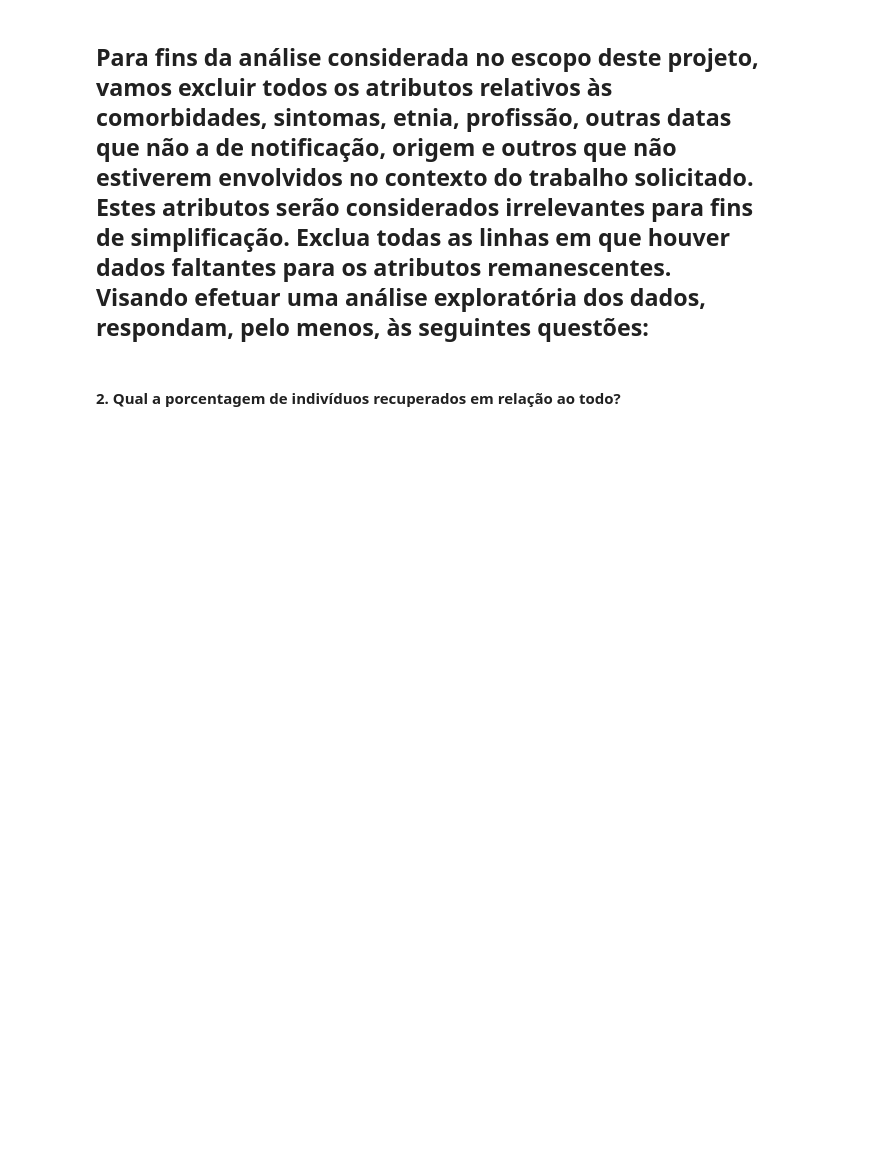
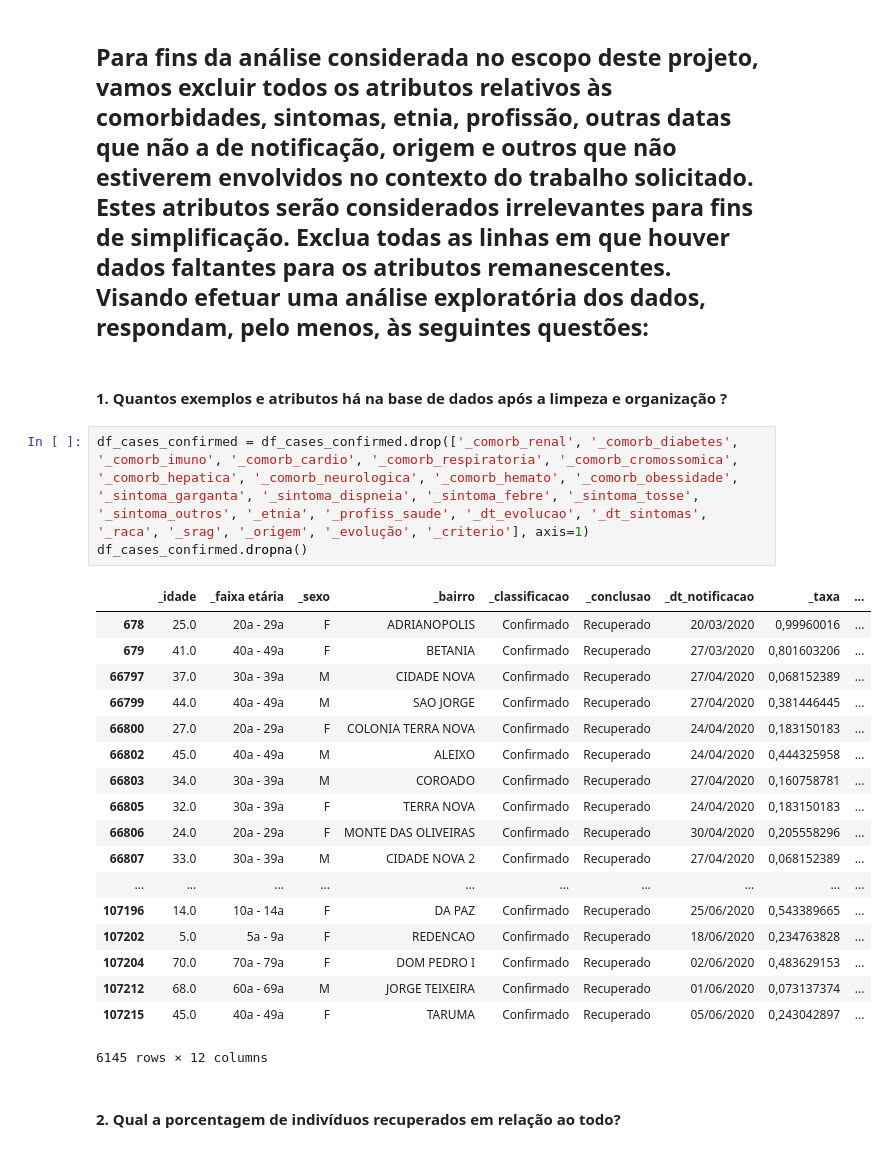
Before and after one commit to erikatilio/RNA-PP1, a Jupyter notebook: Visão Geral dos Casos Confirmados.ipynb, the cells around one changed output. Saved outputs shown, nothing was run; the diff lists cells and outputs as text; blank space fills up the shorter version.

```diff
--- a/Visão Geral dos Casos Confirmados.ipynb
+++ b/Visão Geral dos Casos Confirmados.ipynb
@@ -52,6 +52,30 @@ print("O registro mais antigo eh de '{}' e o mais recente de '{}'.".format(array
 O registro mais antigo eh de '01/04/2020' e o mais recente de '31/07/2020'.
 # %% [markdown]
 ## Para fins da análise considerada no escopo deste projeto, vamos excluir todos os atributos relativos às comorbidades, sintomas, etnia, profissão, outras datas que não a de notificação, origem e outros que não estiverem envolvidos no contexto do trabalho solicitado. Estes atributos serão considerados irrelevantes para fins de simplificação. Exclua todas as linhas em que houver dados faltantes para os atributos remanescentes. Visando efetuar uma análise exploratória dos dados, respondam, pelo menos, às seguintes questões:
+# %% [markdown]
+#### 1. Quantos exemplos e atributos há na base de dados após a  limpeza e organização ?
+# %%
+df_cases_confirmed = df_cases_confirmed.drop(['_comorb_renal', '_comorb_diabetes', '_comorb_imuno', '_comorb_cardio', '_comorb_respiratoria', '_comorb_cromossomica', '_comorb_hepatica', '_comorb_neurologica', '_comorb_hemato', '_comorb_obessidade', '_sintoma_garganta', '_sintoma_dispneia', '_sintoma_febre', '_sintoma_tosse', '_sintoma_outros', '_etnia', '_profiss_saude', '_dt_evolucao', '_dt_sintomas', '_raca', '_srag', '_origem', '_evolução', '_criterio'], axis=1)
+df_cases_confirmed.dropna()
+# %% [output]
+|  | _idade | _faixa etária | _sexo | _bairro | _classificacao | _conclusao | _dt_notificacao | _taxa | ... |
+| 678 | 25.0 | 20a - 29a | F | ADRIANOPOLIS | Confirmado | Recuperado | 20/03/2020 | 0,99960016 | ... |
+| 679 | 41.0 | 40a - 49a | F | BETANIA | Confirmado | Recuperado | 27/03/2020 | 0,801603206 | ... |
+| 66797 | 37.0 | 30a - 39a | M | CIDADE NOVA | Confirmado | Recuperado | 27/04/2020 | 0,068152389 | ... |
+| 66799 | 44.0 | 40a - 49a | M | SAO JORGE | Confirmado | Recuperado | 27/04/2020 | 0,381446445 | ... |
+| 66800 | 27.0 | 20a - 29a | F | COLONIA TERRA NOVA | Confirmado | Recuperado | 24/04/2020 | 0,183150183 | ... |
+| 66802 | 45.0 | 40a - 49a | M | ALEIXO | Confirmado | Recuperado | 24/04/2020 | 0,444325958 | ... |
+| 66803 | 34.0 | 30a - 39a | M | COROADO | Confirmado | Recuperado | 27/04/2020 | 0,160758781 | ... |
+| 66805 | 32.0 | 30a - 39a | F | TERRA NOVA | Confirmado | Recuperado | 24/04/2020 | 0,183150183 | ... |
+| 66806 | 24.0 | 20a - 29a | F | MONTE DAS OLIVEIRAS | Confirmado | Recuperado | 30/04/2020 | 0,205558296 | ... |
+| 66807 | 33.0 | 30a - 39a | M | CIDADE NOVA 2 | Confirmado | Recuperado | 27/04/2020 | 0,068152389 | ... |
+| ... | ... | ... | ... | ... | ... | ... | ... | ... | ... |
+| 107196 | 14.0 | 10a - 14a | F | DA PAZ | Confirmado | Recuperado | 25/06/2020 | 0,543389665 | ... |
+| 107202 | 5.0 | 5a - 9a | F | REDENCAO | Confirmado | Recuperado | 18/06/2020 | 0,234763828 | ... |
+| 107204 | 70.0 | 70a - 79a | F | DOM PEDRO I | Confirmado | Recuperado | 02/06/2020 | 0,483629153 | ... |
+| 107212 | 68.0 | 60a - 69a | M | JORGE TEIXEIRA | Confirmado | Recuperado | 01/06/2020 | 0,073137374 | ... |
+| 107215 | 45.0 | 40a - 49a | F | TARUMA | Confirmado | Recuperado | 05/06/2020 | 0,243042897 | ... |
+6145 rows × 12 columns
 # %% [markdown]
 #### 2. Qual a porcentagem de indivíduos recuperados em relação ao todo?
 # %%
```
